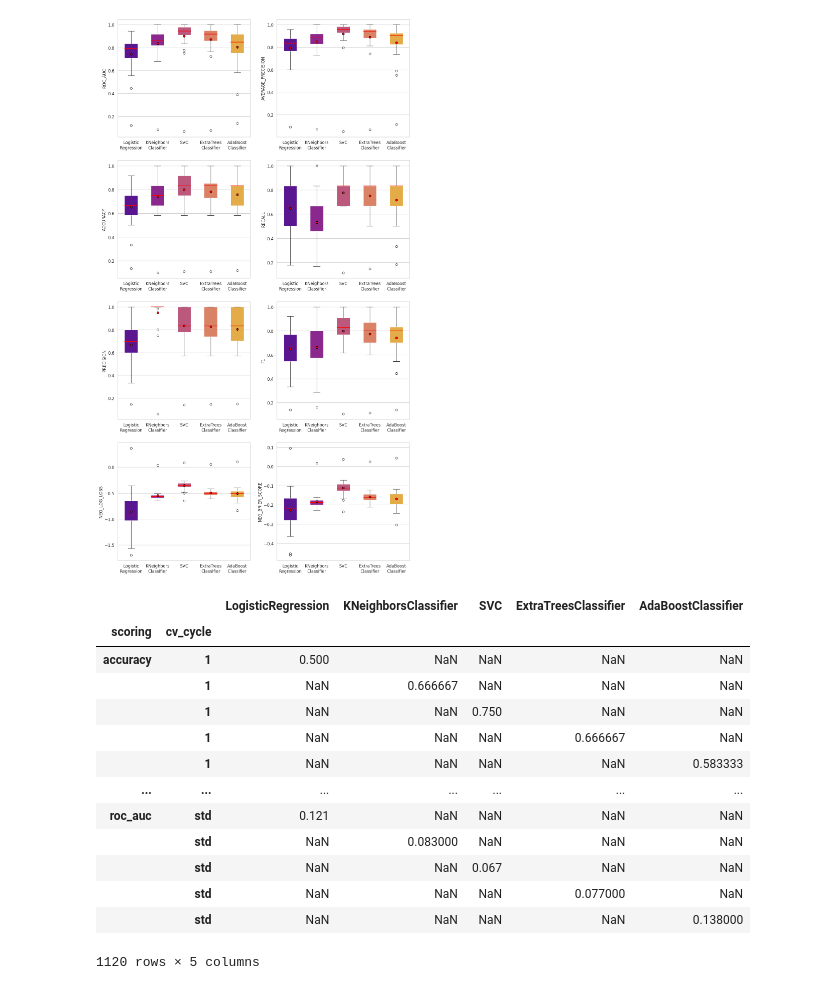
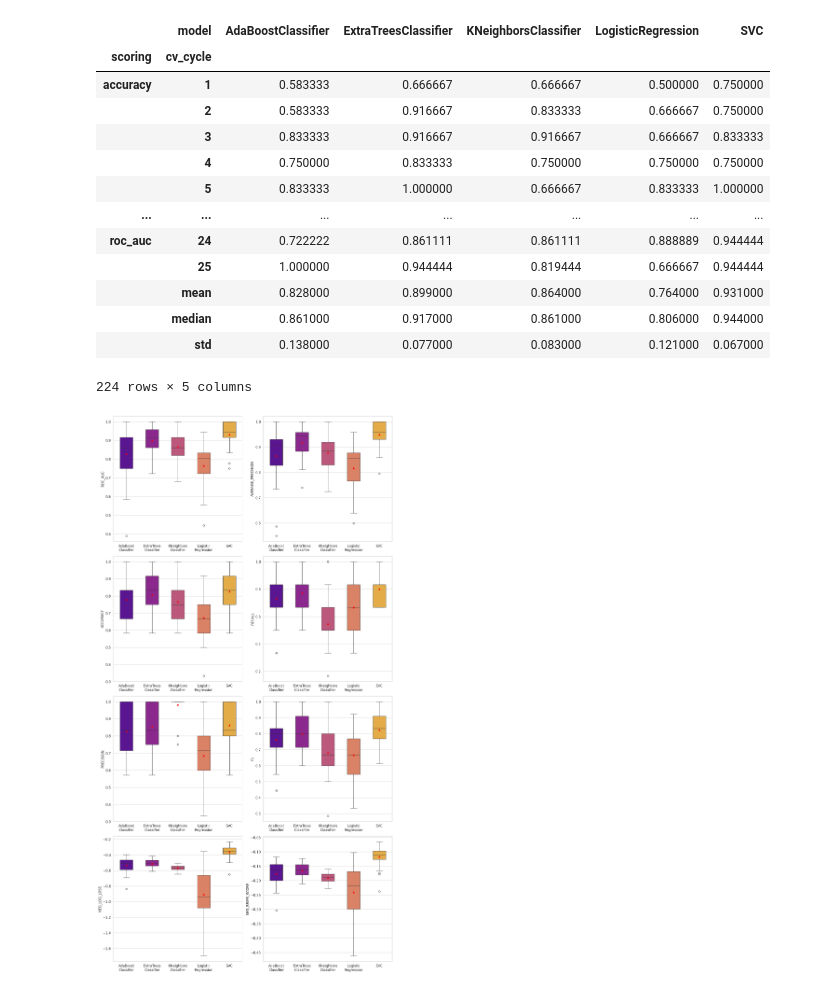
Before and after one commit to Medicine-Artificial-Intelligence/ProQSAR, a Jupyter notebook: check_mv.ipynb, the cells around one changed output. Drawn from its saved outputs; the diff is of its cells as text; code cells hidden in the pictures.

```diff
--- a/check_mv.ipynb
+++ b/check_mv.ipynb
@@ -6,7 +6,7 @@ import pandas as pd
 import matplotlib
 import warnings
 from sklearn.datasets import make_classification, make_regression
-from ProQSAR.ModelDeveloper.model_validation import cross_validation_report
+from ProQSAR.ModelDeveloper.model_validation import ModelValidation
 warnings.filterwarnings("ignore", category=FutureWarning)
 
 def create_classification_data(
@@ -35,46 +35,46 @@ def create_classification_data(
     data["Activity"] = y
     return data
 
 
 scoring_list = [
             "roc_auc",
             "average_precision",
             "accuracy",
             "recall",
             "precision",
             "f1",
             "neg_log_loss",
             "neg_brier_score",
         ]
 select_model = ["LogisticRegression", "KNeighborsClassifier", "SVC", "ExtraTreesClassifier", "AdaBoostClassifier"]
 
 class_data = create_classification_data()
-cv_result = cross_validation_report(
+cv_result = ModelValidation.cross_validation_report(
     class_data,
     activity_col="Activity",
     id_col="ID",
     n_splits=5,
     n_repeats=5,
     scoring_list=scoring_list,
     select_model=select_model,
     visualize="box",
     save_csv=True)
 
 from IPython.display import display
 display(cv_result)
 # %% [output]
-[figure, old version]
-|  |  | LogisticRegression | KNeighborsClassifier | SVC | ExtraTreesClassifier | AdaBoostClassifier |
+|  | model | AdaBoostClassifier | ExtraTreesClassifier | KNeighborsClassifier | LogisticRegression | SVC |
 | scoring | cv_cycle |  |  |  |  |  |
-| accuracy | 1 | 0.500 | NaN | NaN | NaN | NaN |
-|  | 1 | NaN | 0.666667 | NaN | NaN | NaN |
-|  | 1 | NaN | NaN | 0.750 | NaN | NaN |
-|  | 1 | NaN | NaN | NaN | 0.666667 | NaN |
-|  | 1 | NaN | NaN | NaN | NaN | 0.583333 |
+| accuracy | 1 | 0.583333 | 0.666667 | 0.666667 | 0.500000 | 0.750000 |
+|  | 2 | 0.583333 | 0.916667 | 0.833333 | 0.666667 | 0.750000 |
+|  | 3 | 0.833333 | 0.916667 | 0.916667 | 0.666667 | 0.833333 |
+|  | 4 | 0.750000 | 0.833333 | 0.750000 | 0.750000 | 0.750000 |
+|  | 5 | 0.833333 | 1.000000 | 0.666667 | 0.833333 | 1.000000 |
 | ... | ... | ... | ... | ... | ... | ... |
-| roc_auc | std | 0.121 | NaN | NaN | NaN | NaN |
-|  | std | NaN | 0.083000 | NaN | NaN | NaN |
-|  | std | NaN | NaN | 0.067 | NaN | NaN |
-|  | std | NaN | NaN | NaN | 0.077000 | NaN |
-|  | std | NaN | NaN | NaN | NaN | 0.138000 |
+| roc_auc | 24 | 0.722222 | 0.861111 | 0.861111 | 0.888889 | 0.944444 |
+|  | 25 | 1.000000 | 0.944444 | 0.819444 | 0.666667 | 0.944444 |
+|  | mean | 0.828000 | 0.899000 | 0.864000 | 0.764000 | 0.931000 |
+|  | median | 0.861000 | 0.917000 | 0.861000 | 0.806000 | 0.944000 |
+|  | std | 0.138000 | 0.077000 | 0.083000 | 0.121000 | 0.067000 |
-1120 rows × 5 columns
+224 rows × 5 columns
+[figure, new version]
```
Also changed, not shown: parts of 1 cell of this notebook, 5 other files.
